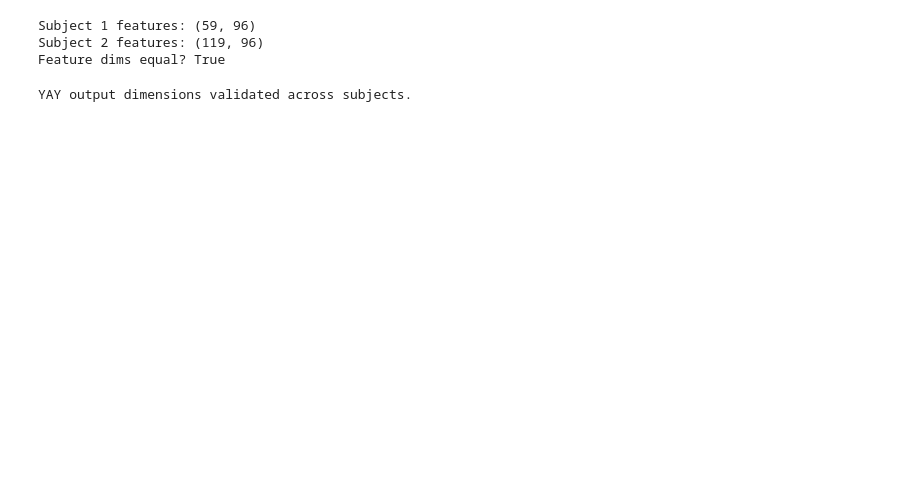
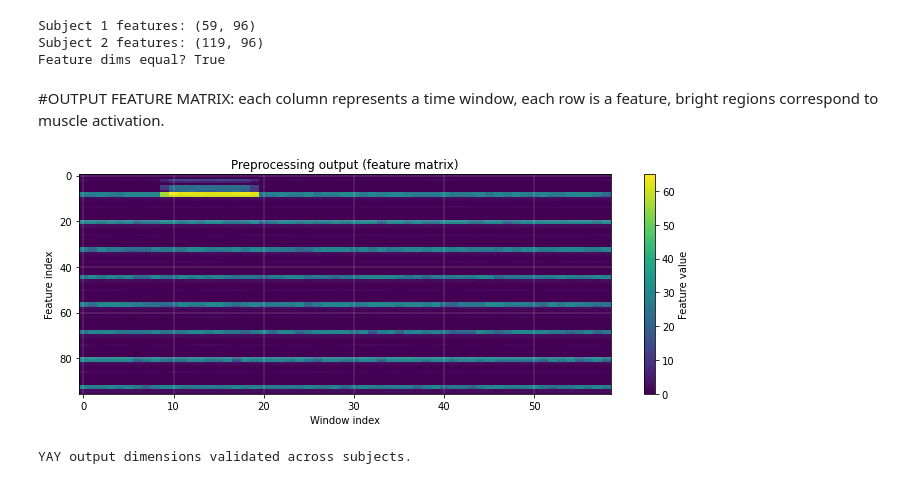
Before and after one commit to post-stroke-rehab/psr-pipeline, a Jupyter notebook: data_processing/preprocess.ipynb, the cells around one changed output. Saved outputs shown, nothing was run; the diff lists cells and outputs as text; code cells hidden in the pictures; blank space fills up the shorter version.

```diff
--- a/data_processing/preprocess.ipynb
+++ b/data_processing/preprocess.ipynb
@@ -71,6 +89,20 @@ print("Feature dims equal?", X1.shape[1] == X2.shape[1])
 Subject 1 features: (59, 96)
 Subject 2 features: (119, 96)
 Feature dims equal? True
+# %% [markdown]
+#OUTPUT FEATURE MATRIX: each column represents a time window, each row is a feature, bright regions correspond to muscle activation.
+# %%
+plt.figure(figsize=(10, 4))
+plt.grid(color='white', linestyle='-', linewidth=0.2)
+plt.imshow(X1.T, aspect="auto", interpolation="nearest")
+plt.title("Preprocessing output (feature matrix)")
+plt.xlabel("Window index")
+plt.ylabel("Feature index")
+plt.colorbar(label="Feature value")
+plt.tight_layout()
+plt.show()
+# %% [output]
+[figure, added]
 # %%
 expected_dim = emg_s1.shape[1] * 12  #8 * 12 = 96
 assert X1.shape[1] == expected_dim
```
Also changed, not shown: parts of 5 cells of this notebook.
